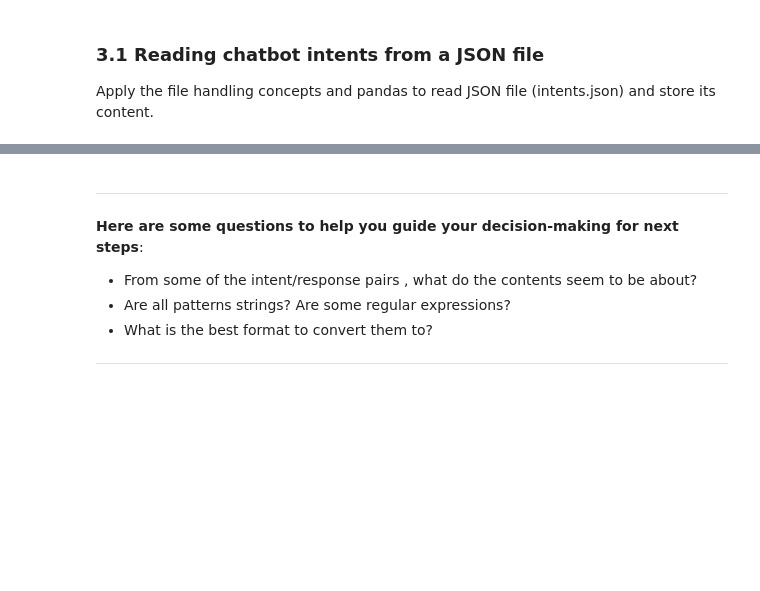
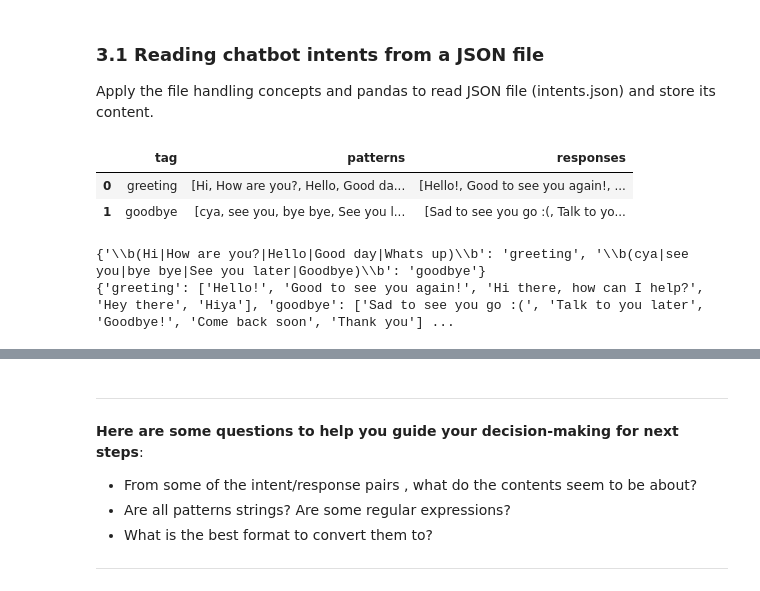
Before and after one commit to bbucalonserra/chat_bot, a Jupyter notebook: Chatbot-Labs.ipynb, the cells around one changed output, grey strips where cells are left out. Saved outputs shown, nothing was run; the diff lists cells and outputs as text; code cells hidden in the pictures; blank space fills up the shorter version.

```diff
--- a/Chatbot-Labs.ipynb
+++ b/Chatbot-Labs.ipynb
@@ -289,12 +503,26 @@ As name, and color can be any value, pattern matching needs to be generic and re
 
 String substitution is another way to solve the problem of reusability and make everything a bit more modular. Let's use a food and drink example.
 # %%
-print('I have a {food_item} and a {drink_item} with me'.format(drink_item='soda', food_item='sandwich'))
+# 1. Define necessary variables and complete the print statement
+number = 5
+container = "bottles"
+qty = 2
+food_item = "milk"
 
-# 1. Define necessary variables and complete the following print statement. Uncomment and run it.
+print('We have {number} {container} containing {qty} gallons of {food_item}'.format(
+    number=number,
+    container=container,
+    qty=qty,
+    food_item=food_item
+))
 
-#print('We have {number} {container} containing {qty} gallons of {food_item}'.format())
 
-# 2. Now, store all the variables in a dictionary. Use the dictionary to complete the following print statement. Uncomment and run it.
+# 2. Store all variables in a dictionary and use it with ** to unpack
+data = {
+    "number": 5,
+    "container": "bottles",
+    "qty": 2,
+    "food_item": "milk"
+}
 
-#print('We have {number} {container} containing {qty} gallons of {food_item}'.format())
+print('We have {number} {container} containing {qty} gallons of {food_item}'.format(**data))
@@ -383,7 +668,48 @@ Apply the file handling concepts and pandas to read JSON file (intents.json) and
+# %%
+def read_json(filepath):
+    with open(filepath, "r") as f:
+        data = json.load(f)
+    return pd.DataFrame(data["intents"])
+
+df = read_json("intents.json")
+df
+# %% [output]
+|  | tag | patterns | responses |
+| 0 | greeting | [Hi, How are you?, Hello, Good da... | [Hello!, Good to see you again!, ... |
+| 1 | goodbye | [cya, see you, bye bye, See you l... | [Sad to see you go :(, Talk to yo... |
 # %%
 ### Call the function and store intents in intents_json
 
 ## Write code here...
+tags = df["tag"].tolist()
+patterns = df["patterns"].tolist()
+responses = df["responses"].tolist()
+
+
+def store_patterns(tags, patterns):
+    regex2int = dict()
+
+    for tag, pattern_list in zip(tags, patterns): # O zip vai juntar dois elementos de uma lista em par, posição a posição.
+        regex_pattern = r"\b(" + "|".join(pattern_list) + r")\b"
+        regex2int[regex_pattern] = tag
+
+    return regex2int
+
+def store_responses(tags, responses):
+    int2res = {}
+    for tag, response_list in zip(tags, responses):
+        int2res[tag] = response_list
+    return int2res
+
+
+regex2int = store_patterns(tags, patterns)
+int2res = store_responses(tags, responses)
+
+print(regex2int)
+print(int2res)
+# %% [output]
+{'\\b(Hi|How are you?|Hello|Good day|Whats up)\\b': 'greeting', '\\b(cya|see you|bye bye|See you later|Goodbye)\\b': 'goodbye'}
+{'greeting': ['Hello!', 'Good to see you again!', 'Hi there, how can I help?', 'Hey there', 'Hiya'], 'goodbye': ['Sad to see you go :(', 'Talk to you later', 'Goodbye!', 'Come back soon', 'Thank you'] ...
 # %%
 ### Print print only the patterns of intents_json to see
 ### their content as that's directly relevant for next step.
```
Also changed, not shown: parts of 17 cells of this notebook, 6 other files.
